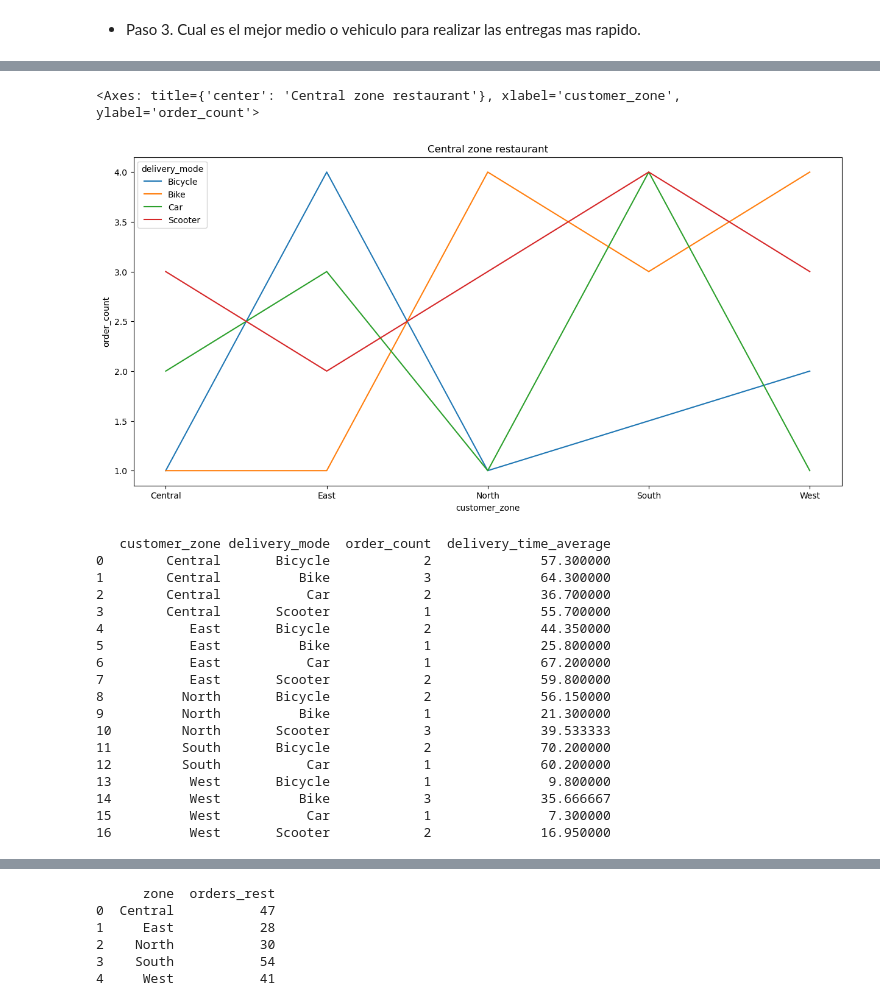
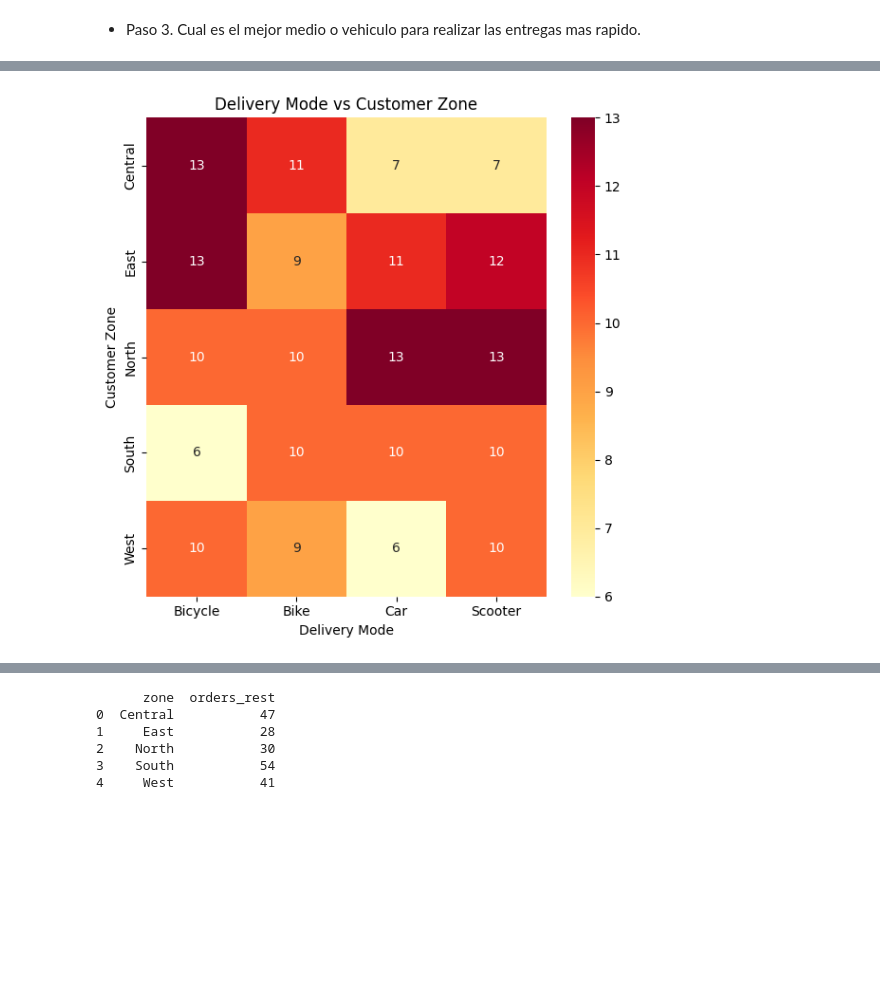
Before and after one commit to ManuelGP1273/Delivery_route_eficiency, a Jupyter notebook: Delivery route efficiency.ipynb, the cells around one changed output, grey strips where cells are left out. Drawn from its saved outputs; the diff is of its cells as text; code cells hidden in the pictures; blank space fills up the shorter version.

```diff
--- a/Delivery route efficiency.ipynb
+++ b/Delivery route efficiency.ipynb
@@ -27,7 +31,9 @@
 # %%
 import pandas as pd
 import numpy as np
-route_efficiency = pd.read_csv(r"C:\Users\PC\Documents\GitHub\Delivery_route_efficiency\Food_Delivery_Route_Efficiency_Dataset.csv")
+import seaborn as sns
+import matplotlib.pyplot as plt
+route_efficiency = pd.read_csv("data\Food_Delivery_Route_Efficiency_Dataset.csv")
 print(route_efficiency)
 route_efficiency.info()
 # %% [output]
@@ -171,10 +251,9 @@ Son notables los tiempos de entrega a cada zona por parte de cada restaurant, in
 # %% [markdown]
 -   Paso 3. Cual es el mejor medio o vehiculo para realizar las entregas mas rapido.
 # %%
-df_delivery_mode_central = route_efficiency[route_efficiency['restaurant_zone'] == 'Central']
 columns = ['customer_zone','delivery_mode']
-df_delivery_mode_central = df_delivery_mode_central.groupby(columns).agg({'order_id': 'count', 'delivery_time_min': 'mean'}).reset_index()
-df_delivery_mode_central = df_delivery_mode_central.rename(columns={'order_id' : 'order_count' ,'delivery_time_min': 'delivery_time_average'})
-print(df_delivery_mode_central.head(20))
+df_delivery_mode = route_efficiency.groupby(columns).agg({'order_id': 'count', 'delivery_time_min': 'mean'}).reset_index()
+df_delivery_mode = df_delivery_mode.rename(columns={'order_id' : 'order_count' ,'delivery_time_min': 'delivery_time_average'})
+print(df_delivery_mode.head(20))
 # %% [output]
    customer_zone delivery_mode  order_count  delivery_time_average
@@ -202,32 +282,24 @@ print(df_delivery_mode_central.head(20))
 # %%
-plt.figure(figsize=(15,7))
-plt.title("Central zone restaurant")
-sns.lineplot(data = df_delivery_mode_central, x = 'customer_zone', y = 'order_count', hue = 'delivery_mode')
+plt.figure(figsize=(6,6))
+
+heatmap_data = df_delivery_mode.pivot_table(
+    index='customer_zone',
+    columns='delivery_mode',
+    values='order_count',
+    aggfunc='sum'
+).astype(int)
+
+sns.heatmap(
+    heatmap_data,
+    annot=True,
+    fmt='d',
+    cmap='YlOrRd'
+)
+
+plt.title("Delivery Mode vs Customer Zone")
+plt.xlabel("Delivery Mode")
+plt.ylabel("Customer Zone")
+plt.tight_layout()
+plt.show()
 # %% [output]
-<Axes: title={'center': 'Central zone restaurant'}, xlabel='customer_zone', ylabel='order_count'>
-[figure, old version]
+[figure, new version]
-# %%
-df_delivery_mode_north = route_efficiency[route_efficiency['restaurant_zone'] == 'North']
-columns = ['customer_zone','delivery_mode']
-df_delivery_mode_north = df_delivery_mode_north.groupby(columns).agg({'order_id': 'count', 'delivery_time_min': 'mean'}).reset_index()
-df_delivery_mode_north = df_delivery_mode_north.rename(columns={'order_id' : 'order_count' ,'delivery_time_min': 'delivery_time_average'})
-print(df_delivery_mode_north.head(20))
-# %% [output]
-   customer_zone delivery_mode  order_count  delivery_time_average
-0        Central       Bicycle            2              57.300000
-1        Central          Bike            3              64.300000
-2        Central           Car            2              36.700000
-3        Central       Scooter            1              55.700000
-4           East       Bicycle            2              44.350000
-5           East          Bike            1              25.800000
-6           East           Car            1              67.200000
-7           East       Scooter            2              59.800000
-8          North       Bicycle            2              56.150000
-9          North          Bike            1              21.300000
-10         North       Scooter            3              39.533333
-11         South       Bicycle            2              70.200000
-12         South           Car            1              60.200000
-13          West       Bicycle            1               9.800000
-14          West          Bike            3              35.666667
-15          West           Car            1               7.300000
-16          West       Scooter            2              16.950000
```
Also changed, not shown: parts of 25 cells of this notebook, 3 other files.
